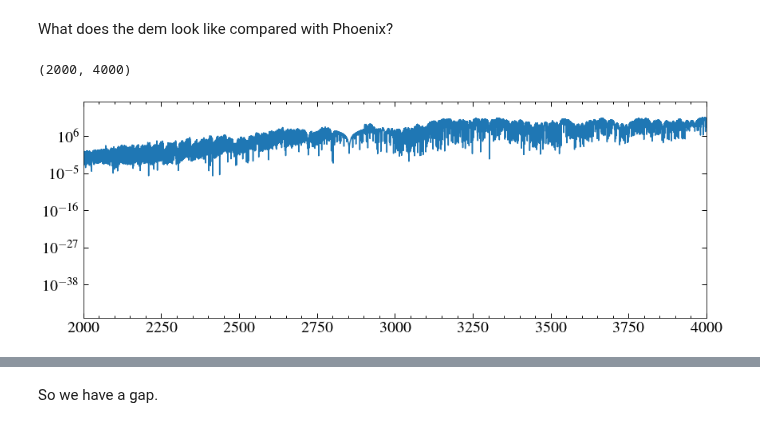
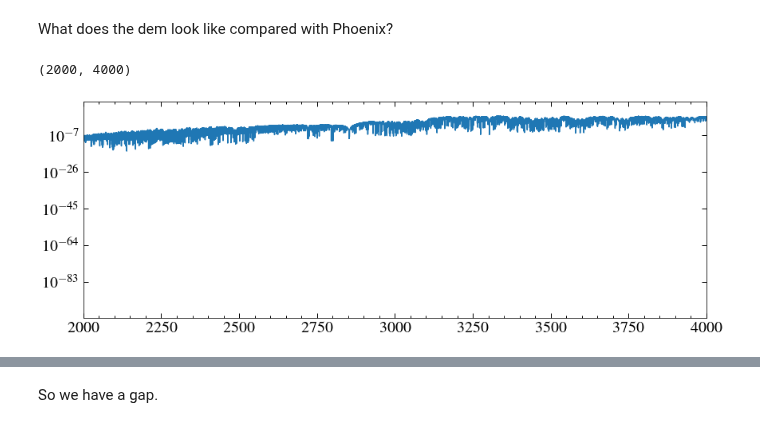
Before and after one commit to davidjwilson/SEDs, a Jupyter notebook: trappist-1/paper/semi_emp.ipynb, the cells around one changed output, grey strips where cells are left out. Drawn from its saved outputs; the diff is of its cells as text; code cells hidden in the pictures.

```diff
--- a/trappist-1/paper/semi_emp.ipynb
+++ b/trappist-1/paper/semi_emp.ipynb
@@ -115,11 +115,11 @@ So comparable.
 # %% [markdown]
 What does the dem look like compared with Phoenix?
 # %%
-pmod = Table.read('../optical/unscaled_02560-5.00-0.0_phoenix_trappist-1.ecsv')
+pmod = Table.read('../phoenix_repo/phoenix_interpolated.ecsv')
 plt.plot(pmod['WAVELENGTH'], pmod['FLUX'])
 plt.yscale('log')
 plt.xlim(2000, 4000)
 # %% [output]
 (2000, 4000)
-[figure, old version]
+[figure, new version]
 # %%
```
Also changed, not shown: parts of 20 cells of this notebook, 11 other files.
